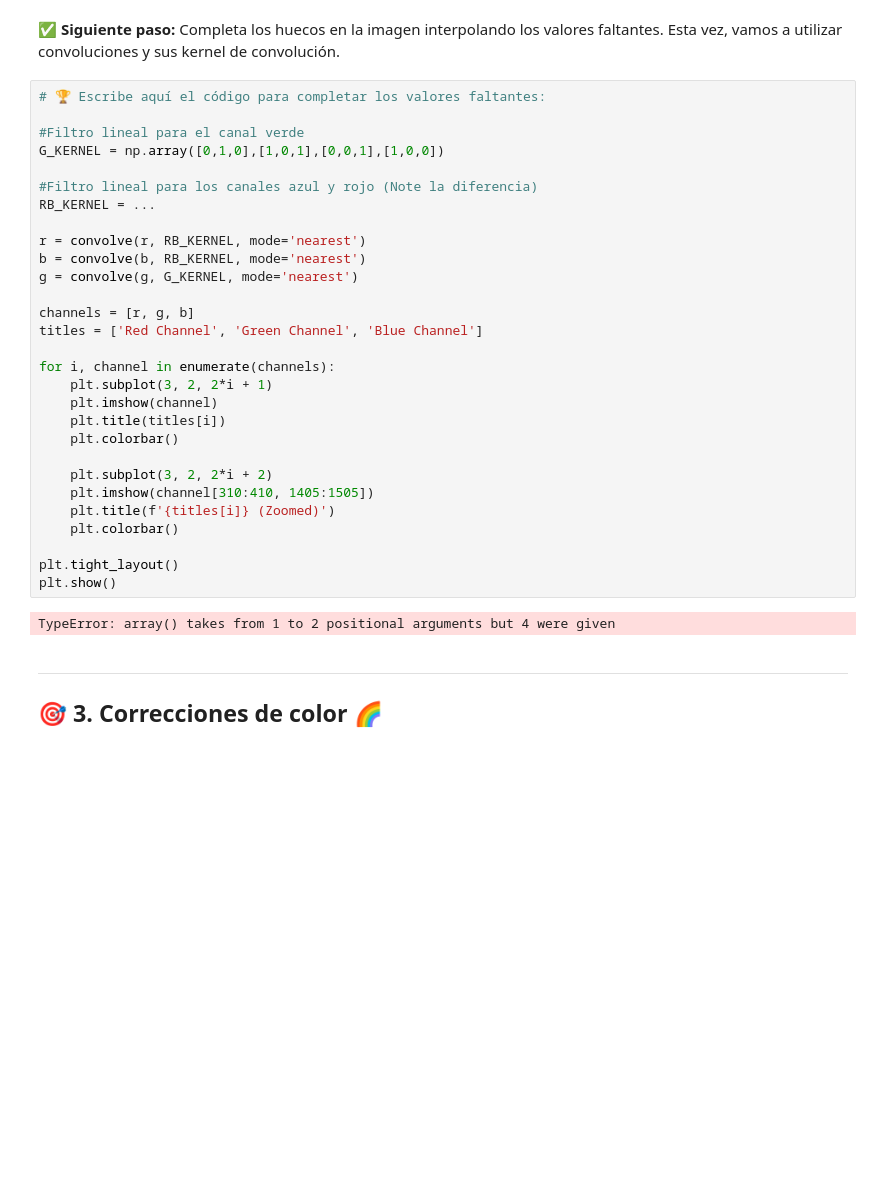
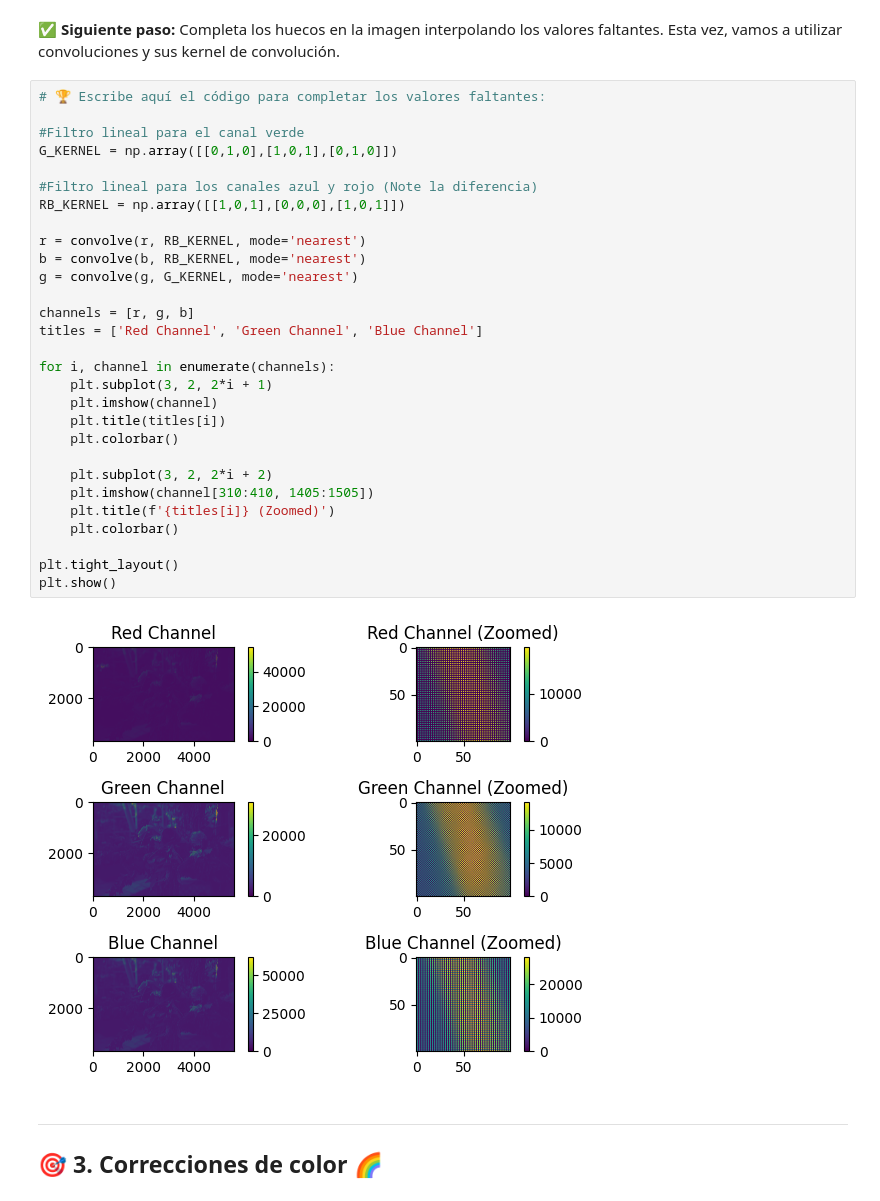
Before and after one commit to MTDelgado12/Hands-on-Computer-Vision, a Jupyter notebook: sesiones/sesion2/Sesion2_1_Demosaicking.ipynb, the cells around one changed output. Drawn from its saved outputs; the diff is of its cells as text; blank space fills up the shorter version.

```diff
--- a/sesiones/sesion2/Sesion2_1_Demosaicking.ipynb
+++ b/sesiones/sesion2/Sesion2_1_Demosaicking.ipynb
@@ -192,34 +193,34 @@ Esta vez, vamos a utilizar convoluciones y sus kernel de convolución.
 # %%
 # 🏆 Escribe aquí el código para completar los valores faltantes:
 
 #Filtro lineal para el canal verde
-G_KERNEL = np.array([0,1,0],[1,0,1],[0,0,1],[1,0,0])
+G_KERNEL = np.array([[0,1,0],[1,0,1],[0,1,0]])
 
 #Filtro lineal para los canales azul y rojo (Note la diferencia)
-RB_KERNEL = ...
+RB_KERNEL = np.array([[1,0,1],[0,0,0],[1,0,1]])
 
 r = convolve(r, RB_KERNEL, mode='nearest')
 b = convolve(b, RB_KERNEL, mode='nearest')
 g = convolve(g, G_KERNEL, mode='nearest')
 
 channels = [r, g, b]
 titles = ['Red Channel', 'Green Channel', 'Blue Channel']
 
 for i, channel in enumerate(channels):
     plt.subplot(3, 2, 2*i + 1)
     plt.imshow(channel)
     plt.title(titles[i])
     plt.colorbar()
 
     plt.subplot(3, 2, 2*i + 2)
     plt.imshow(channel[310:410, 1405:1505])
     plt.title(f'{titles[i]} (Zoomed)')
     plt.colorbar()
 
 plt.tight_layout()
 plt.show()
 # %% [output]
-TypeError: array() takes from 1 to 2 positional arguments but 4 were given
+[figure, added]
 # %% [markdown]
 ---
 ## 🎯 **3. Correcciones de color** <a name="tema4"></a> 🌈
```
Also changed, not shown: parts of 5 cells of this notebook.
